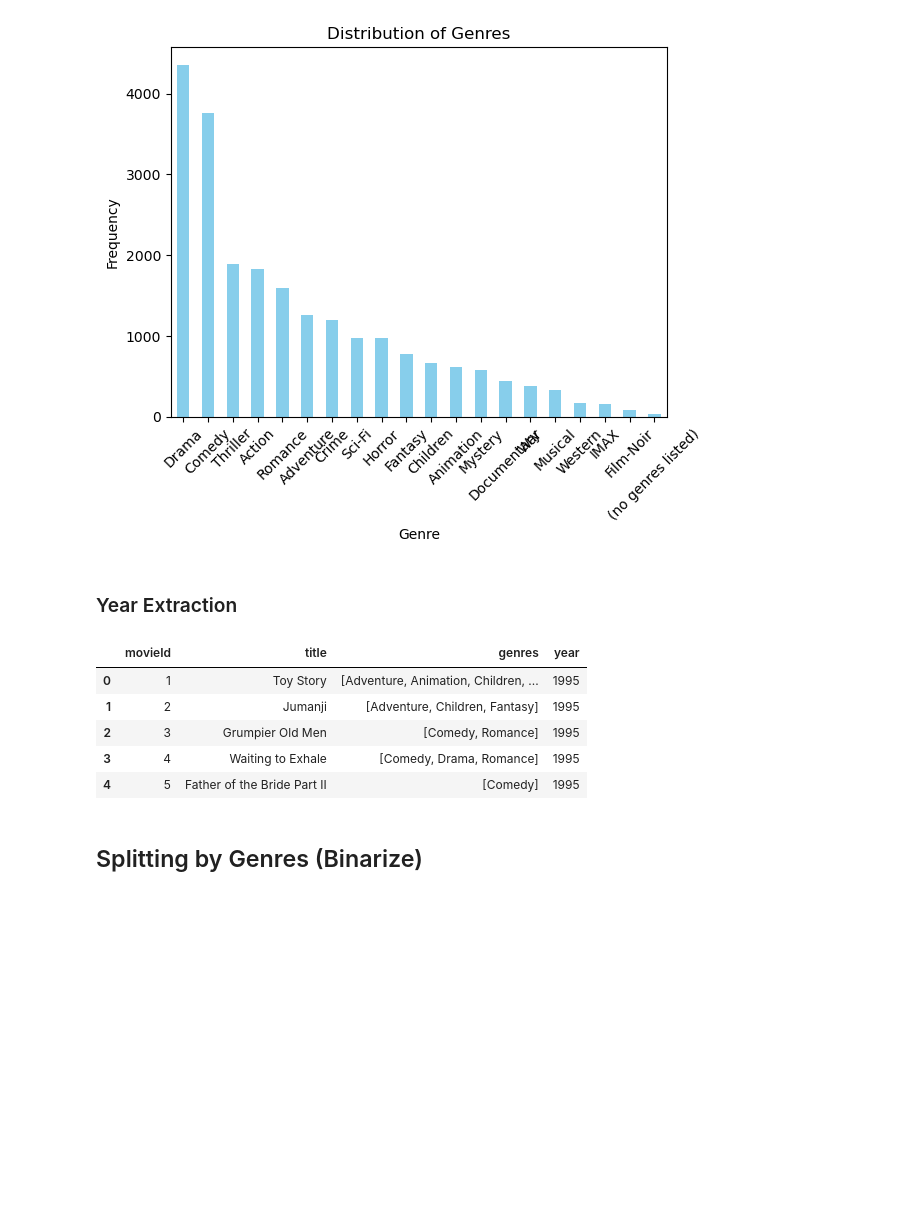
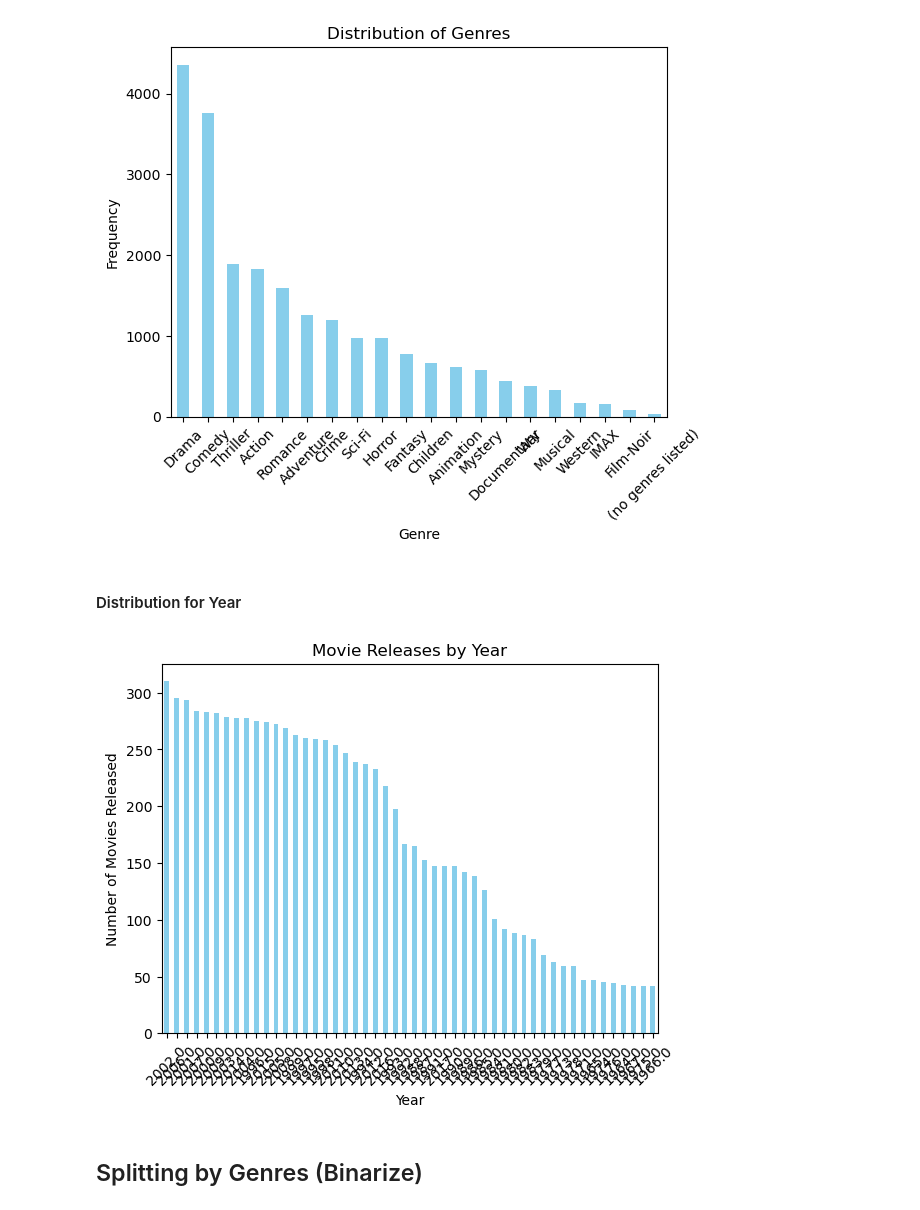
Before and after one commit to jimy-salem-52/RecSys, a Jupyter notebook: movielens-eda.ipynb, the cells around one changed output. Drawn from its saved outputs; the diff is of its cells as text; code cells hidden in the pictures; blank space fills up the shorter version.

```diff
--- a/movielens-eda.ipynb
+++ b/movielens-eda.ipynb
@@ -140,19 +142,21 @@ plt.show()
 # %% [output]
 [figure]
 # %% [markdown]
-### Year Extraction
+#### Distribution for Year
 # %%
 movie_df['year'] = movie_df['title'].str.extract(r'\((\d{4})\)')
 movie_df['title'] = movie_df['title'].str.replace(r' \(\d{4}\)', '', regex=True)
-
-movie_df.head()
+movie_df['year'] = pd.to_numeric(movie_df['year'], errors='coerce')
+year_counts = movie_df['year'].value_counts().sort_values(ascending=False)
+top_50_years = year_counts.head(50)
+top_50_years.plot(kind='bar', color='skyblue')
+plt.title('Movie Releases by Year')
+plt.xlabel('Year')
+plt.ylabel('Number of Movies Released')
+plt.xticks(rotation=45)
+plt.show()
 # %% [output]
-|  | movieId | title | genres | year |
-| 0 | 1 | Toy Story | [Adventure, Animation, Children, ... | 1995 |
-| 1 | 2 | Jumanji | [Adventure, Children, Fantasy] | 1995 |
-| 2 | 3 | Grumpier Old Men | [Comedy, Romance] | 1995 |
-| 3 | 4 | Waiting to Exhale | [Comedy, Drama, Romance] | 1995 |
-| 4 | 5 | Father of the Bride Part II | [Comedy] | 1995 |
+[figure, added]
 # %% [markdown]
 ## Splitting by Genres (Binarize)
 # %%
```
Also changed, not shown: parts of 6 cells of this notebook.
